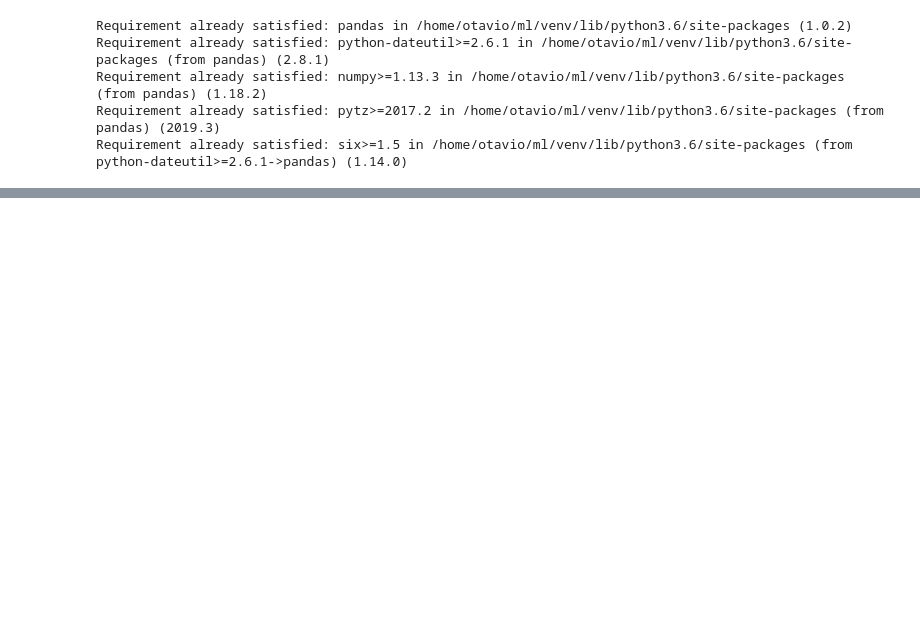
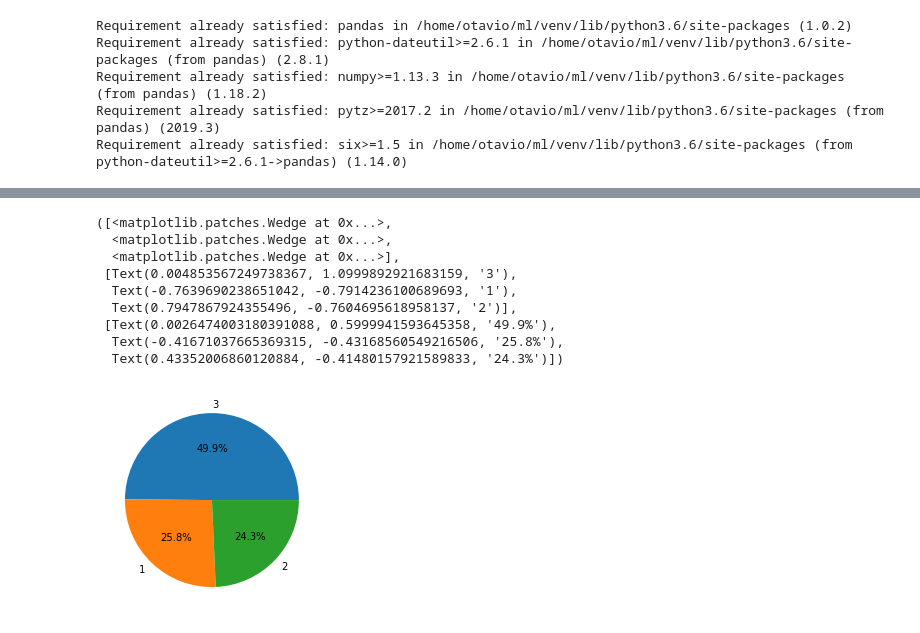
Before and after one commit to otaviobertucini/Machine-Learning-Algorithms, a Jupyter notebook: files/titanic/main.ipynb, the cells around one changed output, grey strips where cells are left out. Saved outputs shown, nothing was run; the diff lists cells and outputs as text; code cells hidden in the pictures; blank space fills up the shorter version.

```diff
--- a/files/titanic/main.ipynb
+++ b/files/titanic/main.ipynb
@@ -21,0 +58,4 @@ data.head()
+# %%
+data = data.dropna()
+
+data.isnull().sum()
@@ -21,0 +75,16 @@ data.head()
+# %%
+count = data['Pclass'].value_counts()
+
+fig2, ax2 = plt.subplots()
+ax2.pie(count.values, labels=data.Pclass.unique(), autopct='%1.1f%%')
+# %% [output]
+([<matplotlib.patches.Wedge at 0x...>,
+  <matplotlib.patches.Wedge at 0x...>,
+  <matplotlib.patches.Wedge at 0x...>],
+ [Text(0.004853567249738367, 1.0999892921683159, '3'),
+  Text(-0.7639690238651042, -0.7914236100689693, '1'),
+  Text(0.7947867924355496, -0.7604695618958137, '2')],
+ [Text(0.0026474003180391088, 0.5999941593645358, '49.9%'),
+  Text(-0.41671037665369315, -0.43168560549216506, '25.8%'),
+  Text(0.43352006860120884, -0.41480157921589833, '24.3%')])
+[figure, added]
```
Also changed, not shown: parts of 7 cells of this notebook.
